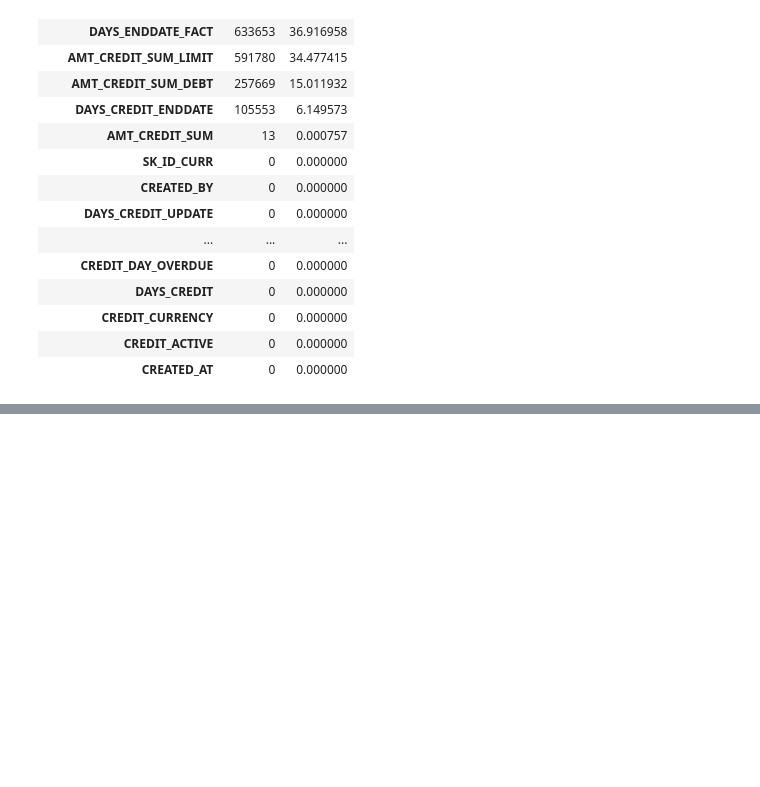
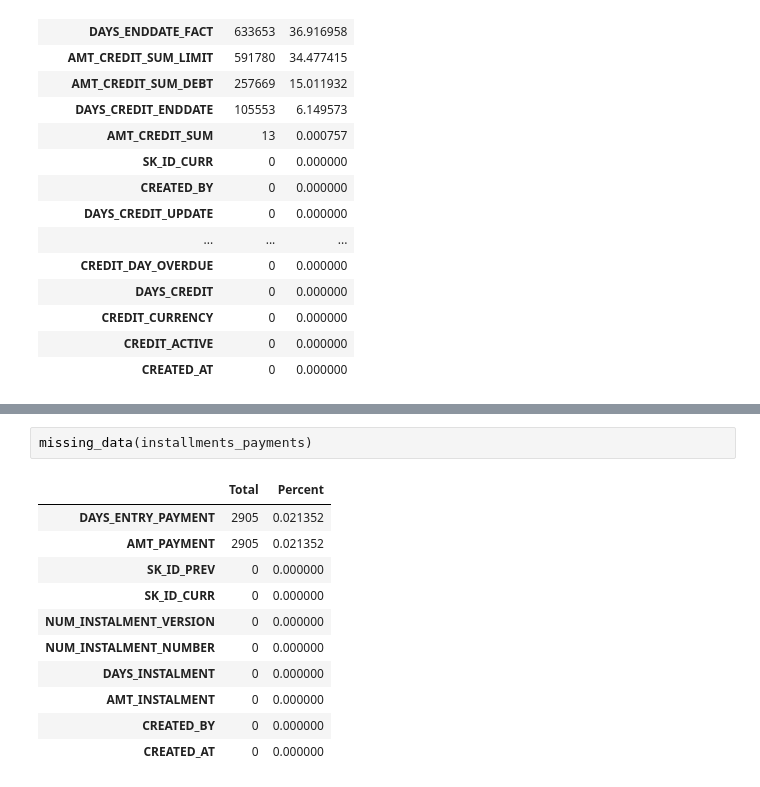
Before and after one commit to mhs10031990/Hands_on, a Jupyter notebook: CRA_Data_Visualization.ipynb, the cells around one changed output, grey strips where cells are left out. Drawn from its saved outputs; the diff is of its cells as text; blank space fills up the shorter version.

```diff
--- a/CRA_Data_Visualization.ipynb
+++ b/CRA_Data_Visualization.ipynb
@@ -223,0 +252,14 @@ missing_data(bureau_balance)
+# %%
+missing_data(installments_payments)
+# %% [output]
+|  | Total | Percent |
+| DAYS_ENTRY_PAYMENT | 2905 | 0.021352 |
+| AMT_PAYMENT | 2905 | 0.021352 |
+| SK_ID_PREV | 0 | 0.000000 |
+| SK_ID_CURR | 0 | 0.000000 |
+| NUM_INSTALMENT_VERSION | 0 | 0.000000 |
+| NUM_INSTALMENT_NUMBER | 0 | 0.000000 |
+| DAYS_INSTALMENT | 0 | 0.000000 |
+| AMT_INSTALMENT | 0 | 0.000000 |
+| CREATED_BY | 0 | 0.000000 |
+| CREATED_AT | 0 | 0.000000 |
```
Also changed, not shown: parts of 7 cells of this notebook.
